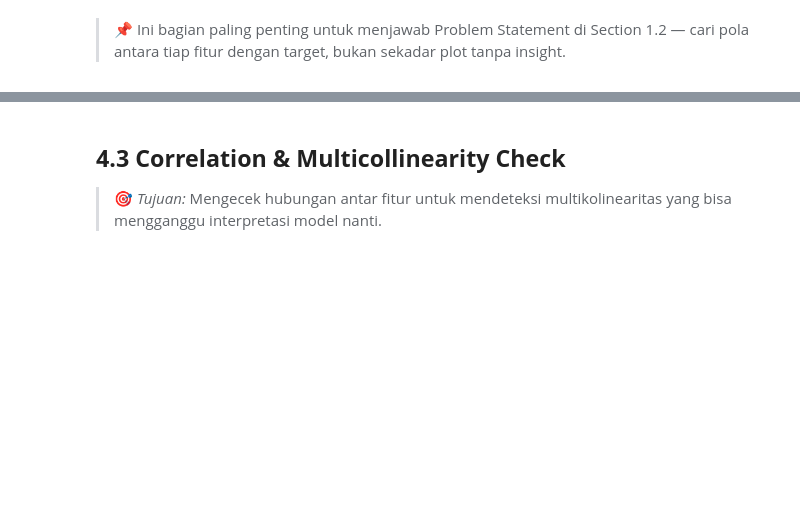
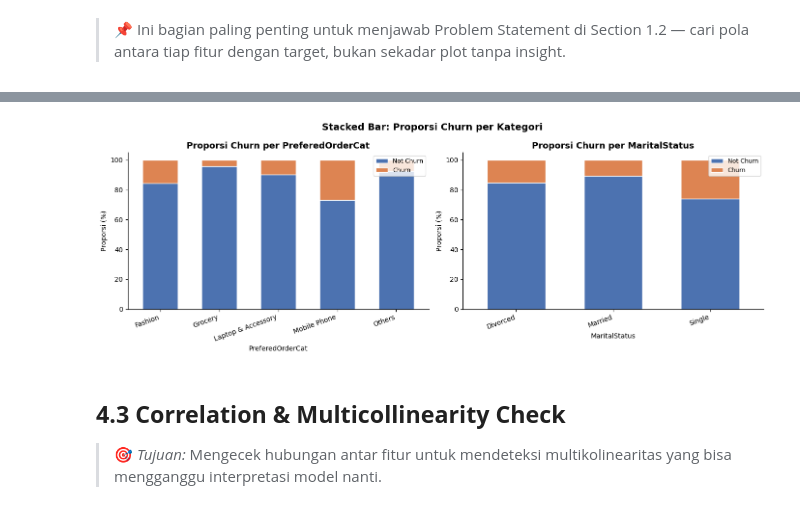
Before and after one commit to MikaMahaputra/E-Commerce-Customer-Churn, a Jupyter notebook: notebook/e-commerce-churn-analysis.ipynb, the cells around one changed output, grey strips where cells are left out. Saved outputs shown, nothing was run; the diff lists cells and outputs as text; code cells hidden in the pictures; blank space fills up the shorter version.

```diff
--- a/notebook/e-commerce-churn-analysis.ipynb
+++ b/notebook/e-commerce-churn-analysis.ipynb
@@ -854,3 +936,24 @@ Not Churn: 2,736 (83.7%)
+# %%
+#Stacked Bar Churn per Category
+fig, axes = plt.subplots(1, 2, figsize=(14, 5))
+
+for ax, col in zip(axes, cat_cols):
+    ct = pd.crosstab(df[col], df['Churn'], normalize='index') * 100
+    ct.columns = ['Not Churn', 'Churn']
+    ct.plot(kind='bar', stacked=True, ax=ax,
+            color=['#4C72B0', '#DD8452'], edgecolor='white', width=0.6)
+    ax.set_title(f'Proporsi Churn per {col}', fontsize=13, fontweight='bold')
+    ax.set_xlabel(col)
+    ax.set_ylabel('Proporsi (%)')
+    ax.legend(loc='upper right', fontsize=9)
+    ax.spines[['top', 'right']].set_visible(False)
+    plt.setp(ax.get_xticklabels(), rotation=20, ha='right')
+
+plt.suptitle('Stacked Bar: Proporsi Churn per Kategori', fontsize=14, fontweight='bold')
+plt.tight_layout()
+plt.show()
+# %% [output]
+[figure, added]
 # %% [markdown]
 ## **4.3 Correlation & Multicollinearity Check**
 
```
Also changed, not shown: parts of 12 cells of this notebook.
